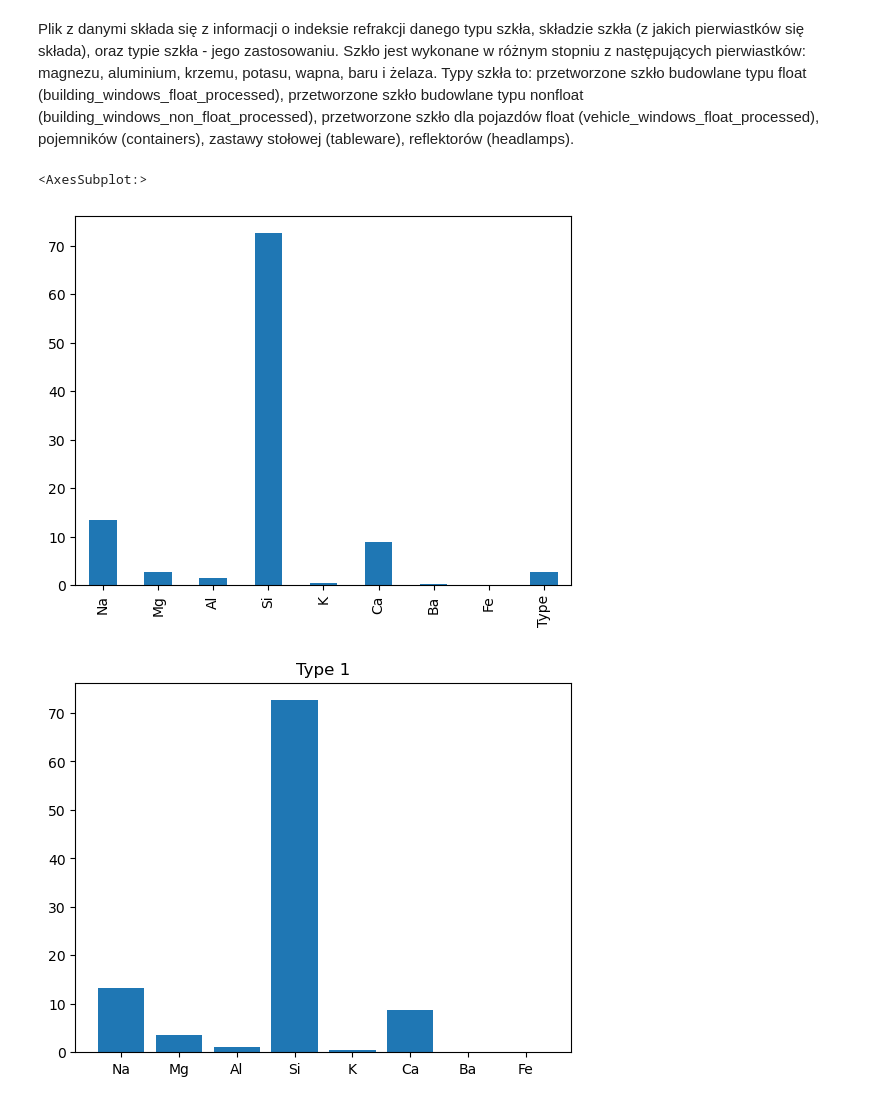
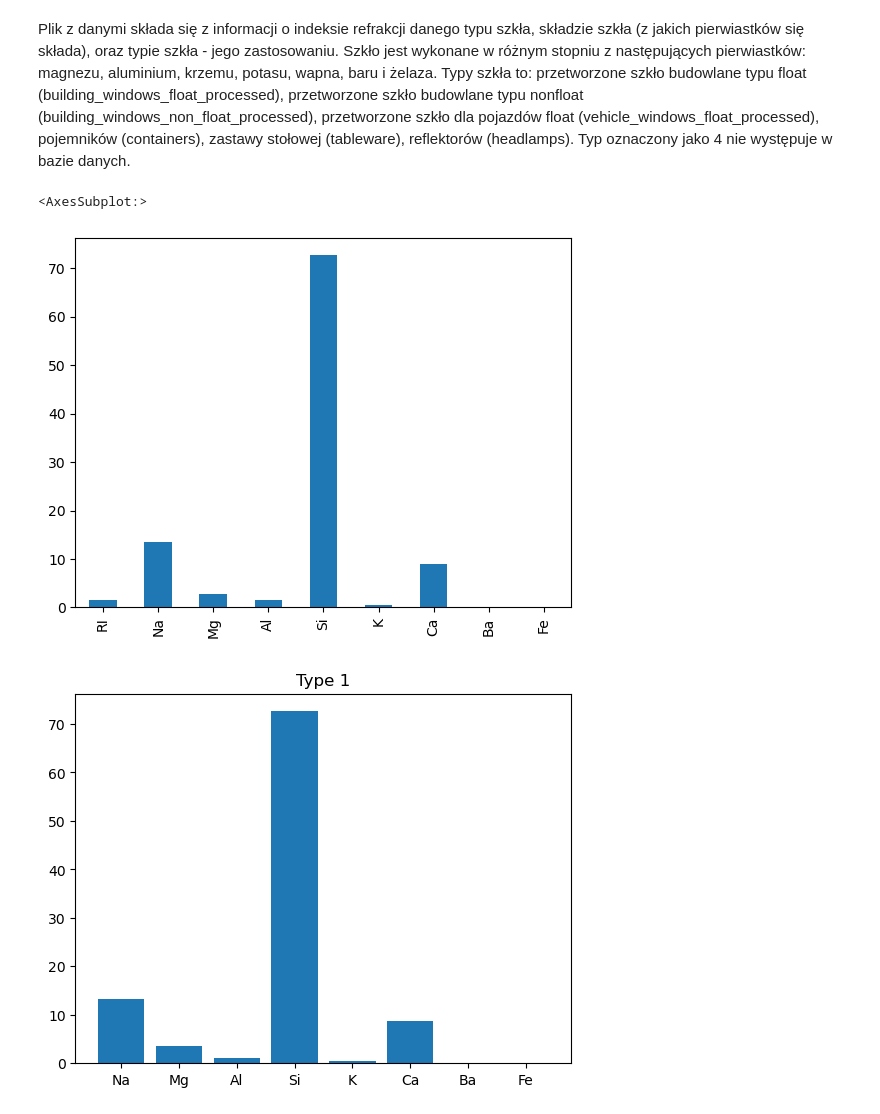
Before and after one commit to WojciechSzade/GlassClassificationProject, a Jupyter notebook: gcp.ipynb, the cells around one changed output. Cells and saved outputs as stored; diff of their text form; code cells hidden in the pictures.

```diff
--- a/gcp.ipynb
+++ b/gcp.ipynb
@@ -11,14 +11,16 @@ Plik z danymi składa się z informacji o indeksie refrakcji danego typu szkła,
 Szkło jest wykonane w różnym stopniu z następujących pierwiastków: magnezu, aluminium, krzemu, potasu, wapna, baru i żelaza.
 Typy szkła to: przetworzone szkło budowlane typu float (building_windows_float_processed), przetworzone szkło budowlane typu nonfloat (building_windows_non_float_processed),
 przetworzone szkło dla pojazdów float (vehicle_windows_float_processed), pojemników (containers), zastawy stołowej (tableware), reflektorów (headlamps).
+Typ oznaczony jako 4 nie występuje w bazie danych.
 # %%
 #Wykres zawartości poszczególnych pierwiastków
 data_mean = data.drop(columns=["RI"],axis = 1)
+data_mean = data.drop(columns=["Type"],axis = 1)
 data_mean = data_mean.mean()
 data_mean.plot.bar()
 # %% [output]
 <AxesSubplot:>
-[figure, old version]
+[figure, new version]
 # %%
 #Zawartość poszczególnych pierwiastków różnych typach szkła
 data1 = data.drop(columns=["RI"],axis = 1)
```
Also changed, not shown: parts of 1 cell of this notebook.
